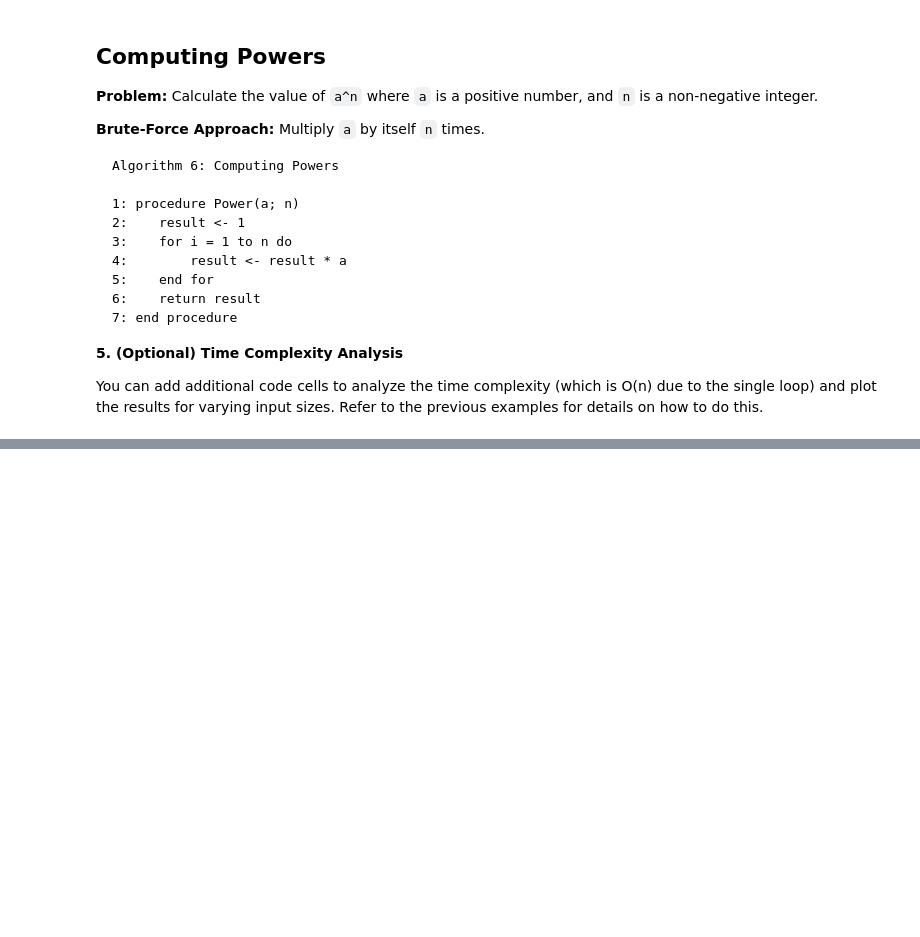
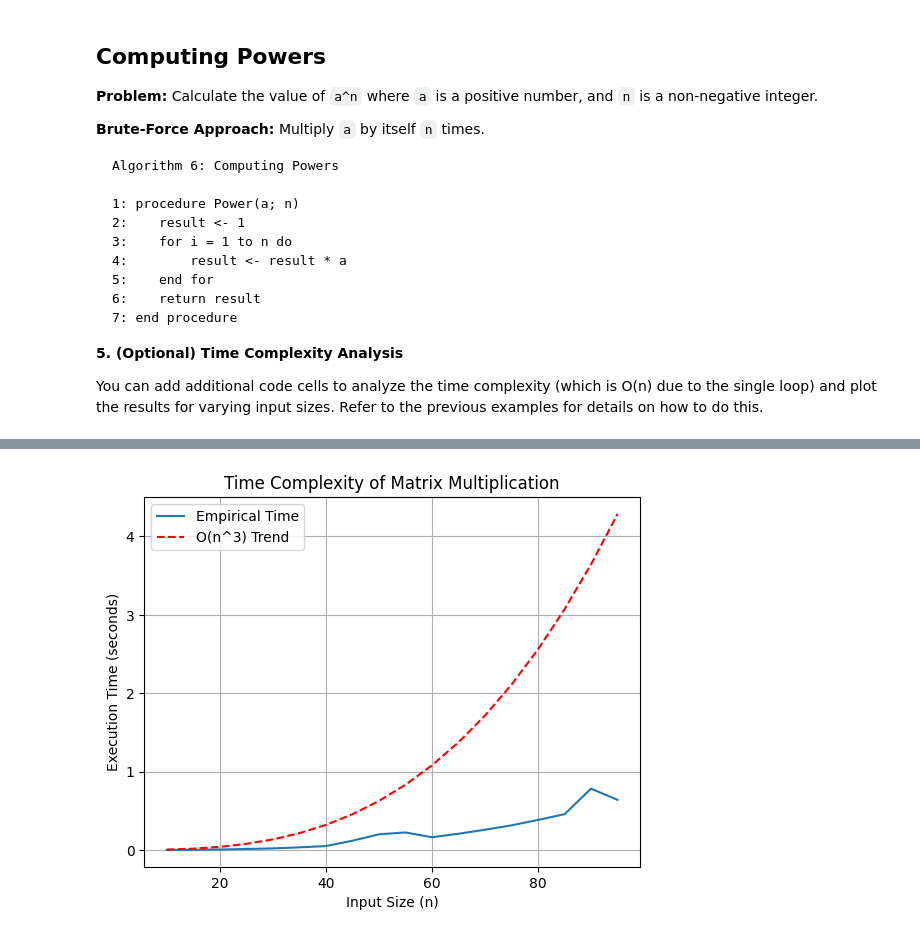
Before and after one commit to Soumya-Chakraborty/Design_and_Analysis_of_Algorithm, a Jupyter notebook: Brute_Force_Algorithm.ipynb, the cells around one changed output, grey strips where cells are left out. Saved outputs shown, nothing was run; the diff lists cells and outputs as text; code cells hidden in the pictures; blank space fills up the shorter version.

```diff
--- a/Brute_Force_Algorithm.ipynb
+++ b/Brute_Force_Algorithm.ipynb
@@ -181,0 +211,52 @@ plt.show()
+# %%
+import matplotlib.pyplot as plt
+import numpy as np
+import timeit
+
+def MatrixMult(A, B):
+    """
+    Implements matrix multiplication using a brute-force approach.
+
+    Args:
+        A: A square matrix of size n x n.
+        B: A square matrix of size n x n.
+
+    Returns:
+        The resulting product matrix C of size n x n.
+    """
+    n = len(A)
+    C = np.zeros((n, n))
+
+    for i in range(n):
+        for j in range(n):
+            for k in range(n):
+                C[i, j] += A[i, k] * B[k, j]
+
+    return C
+
+# Input sizes to test
+input_sizes = range(10, 100, 5)  # Adjust the range for matrix multiplication
+execution_times = []
+
+# Measure execution time for each input size
+for size in input_sizes:
+    # Generate two random matrices
+    A = np.random.randint(1, 10, size=(size, size))
+    B = np.random.randint(1, 10, size=(size, size))
+
+    time_taken = timeit.timeit(lambda: MatrixMult(A, B), number=5) / 5
+    execution_times.append(time_taken)
+
+# Theoretical O(n^3) line (adjust the scaling factor)
+theoretical_times = [0.000005 * size**3 for size in input_sizes]
+
+plt.plot(input_sizes, execution_times, label="Empirical Time")
+plt.plot(input_sizes, theoretical_times, linestyle='--', color='red', label="O(n^3) Trend")
+plt.xlabel("Input Size (n)")  # Note: n is the matrix dimension
+plt.ylabel("Execution Time (seconds)")
+plt.title("Time Complexity of Matrix Multiplication")
+plt.grid(True)
+plt.legend()
+plt.show()
+# %% [output]
+[figure, added]
```
Also changed, not shown: parts of 8 cells of this notebook.
